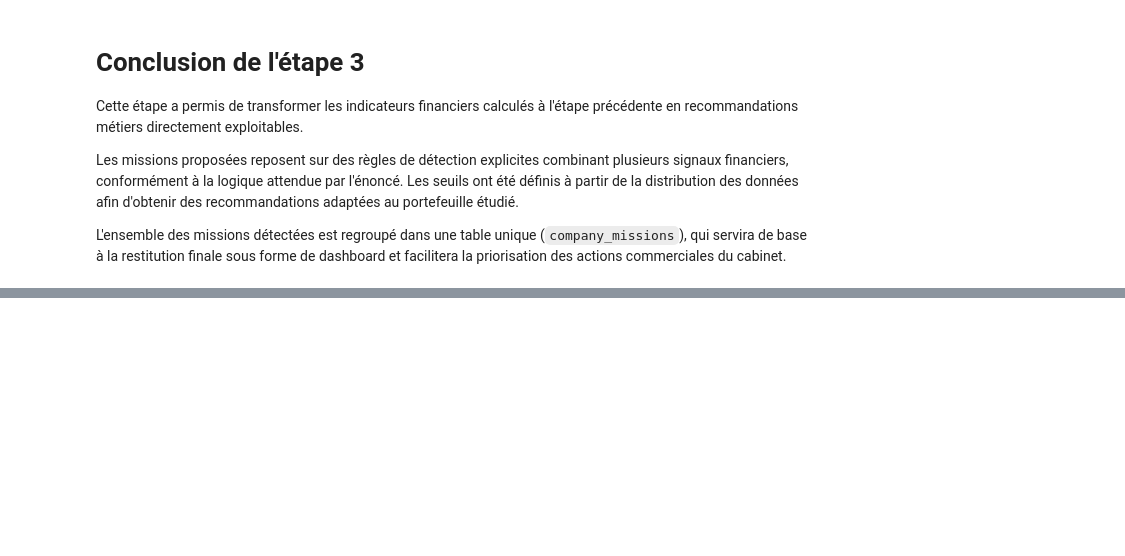
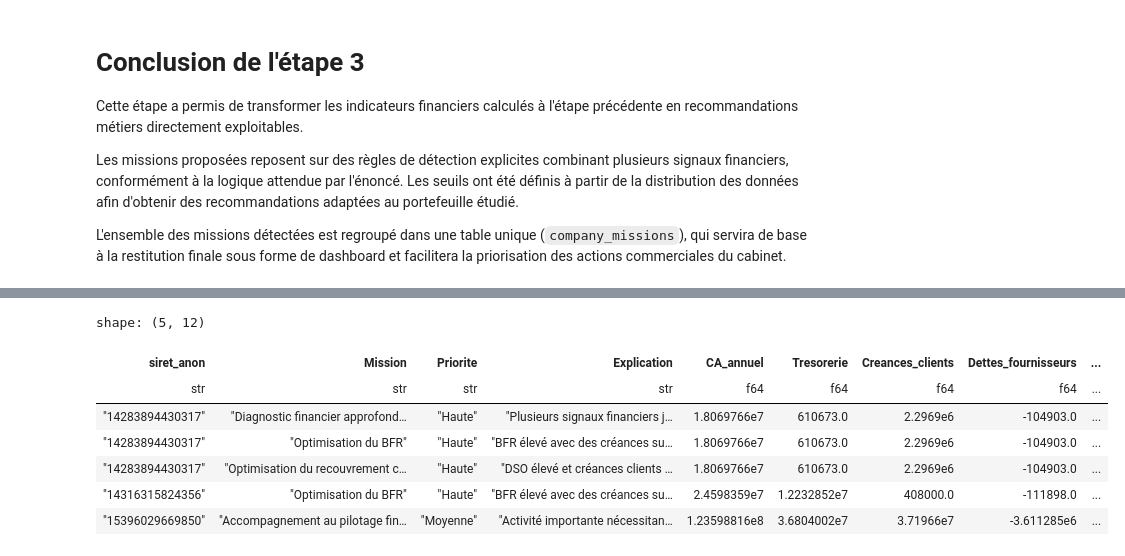
Before and after one commit to Magatte805/Test_data_Numeris, a Jupyter notebook: Notebooks/Analyse.ipynb, the cells around one changed output, grey strips where cells are left out. Drawn from its saved outputs; the diff is of its cells as text; code cells hidden in the pictures; blank space fills up the shorter version.

```diff
--- a/Notebooks/Analyse.ipynb
+++ b/Notebooks/Analyse.ipynb
@@ -1582,0 +1678,29 @@ L'ensemble des missions détectées est regroupé dans une table unique (`compan
+# %%
+# Construction de la table du dashboard
+
+# Les résultats des étapes précédentes sont enrichis à l'aide du référentiel clients afin de produire une table unique destinée à alimenter les visualisations et les tableaux du dashboard.
+
+dashboard_data = (
+    company_missions
+    .join(
+        company_kpis,
+        on="siret_anon",
+        how="left"
+    )
+    .join(
+        clients,
+        on="siret_anon",
+        how="left"
+    )
+)
+
+dashboard_data.head()
+# %% [output]
+shape: (5, 12)
+| siret_anon | Mission | Priorite | Explication | CA_annuel | Tresorerie | Creances_clients | Dettes_fournisseurs | ... |
+| str | str | str | str | f64 | f64 | f64 | f64 | ... |
+| "14283894430317" | "Diagnostic financier approfond… | "Haute" | "Plusieurs signaux financiers j… | 1.8069766e7 | 610673.0 | 2.2969e6 | -104903.0 | ... |
+| "14283894430317" | "Optimisation du BFR" | "Haute" | "BFR élevé avec des créances su… | 1.8069766e7 | 610673.0 | 2.2969e6 | -104903.0 | ... |
+| "14283894430317" | "Optimisation du recouvrement c… | "Haute" | "DSO élevé et créances clients … | 1.8069766e7 | 610673.0 | 2.2969e6 | -104903.0 | ... |
+| "14316315824356" | "Optimisation du BFR" | "Haute" | "BFR élevé avec des créances su… | 2.4598359e7 | 1.2232852e7 | 408000.0 | -111898.0 | ... |
+| "15396029669850" | "Accompagnement au pilotage fin… | "Moyenne" | "Activité importante nécessitan… | 1.23598816e8 | 3.6804002e7 | 3.71966e7 | -3.611285e6 | ... |
```
Also changed, not shown: parts of 27 cells of this notebook, 3 other files.
